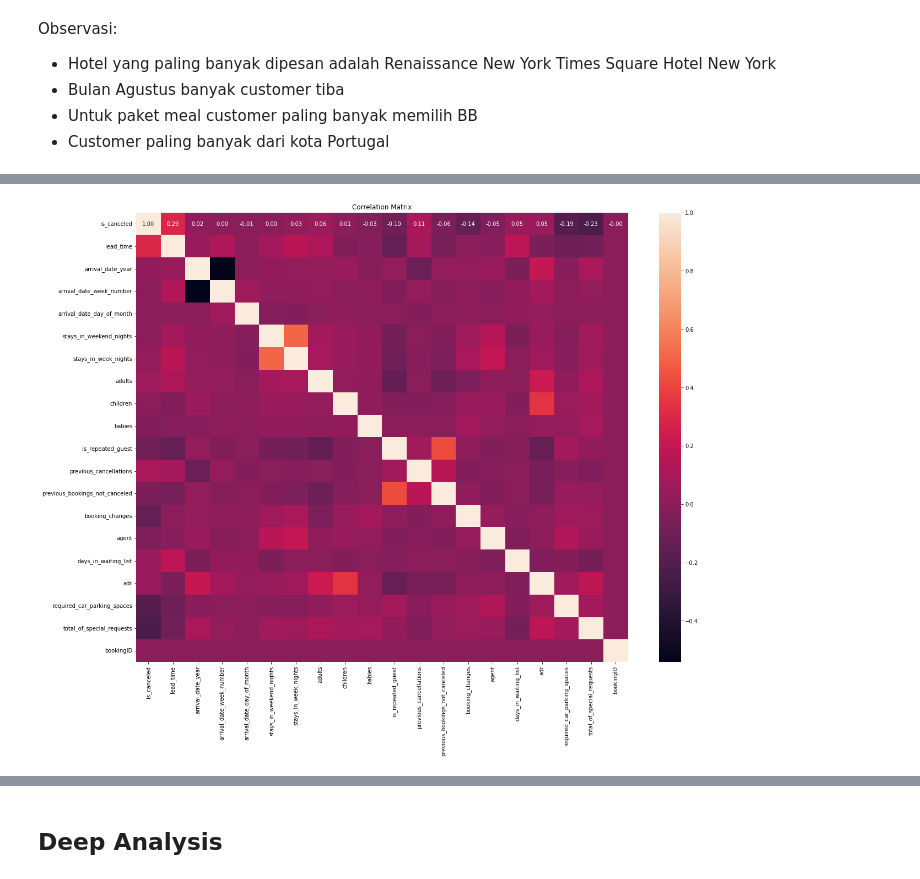
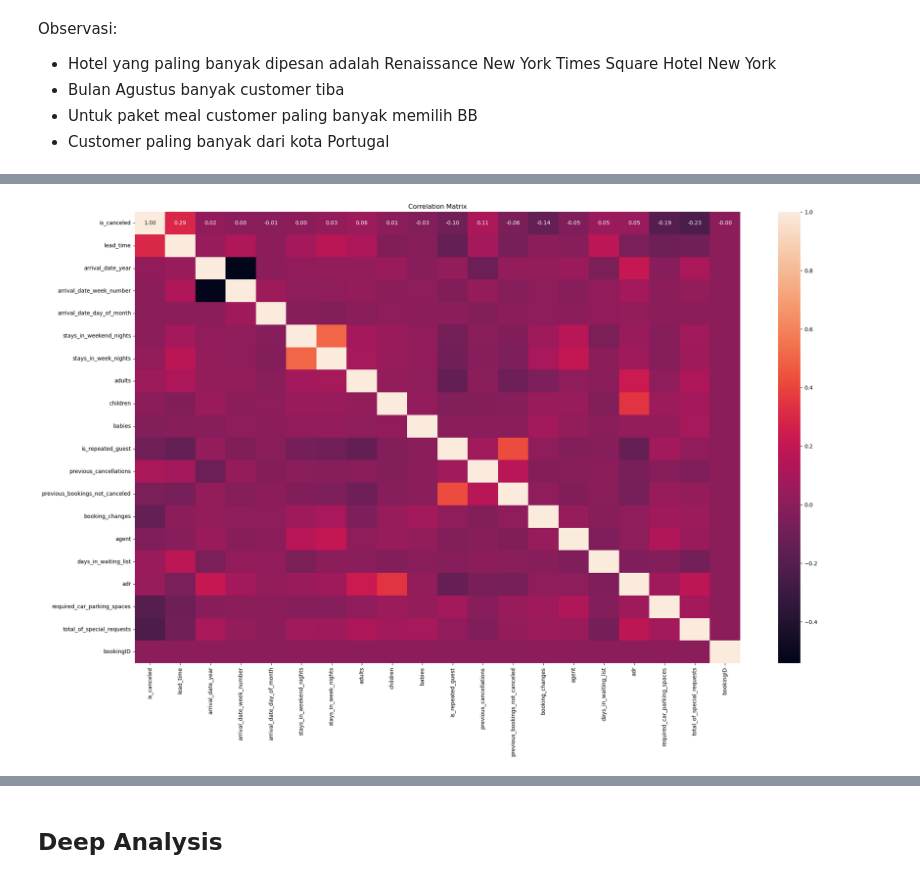
Before and after one commit to tiyasanin1/hotel-booking-analysis, a Jupyter notebook: notebooks/code.ipynb, the cells around one changed output, grey strips where cells are left out. Drawn from its saved outputs; the diff is of its cells as text; code cells hidden in the pictures.

```diff
--- a/notebooks/code.ipynb
+++ b/notebooks/code.ipynb
@@ -129,6 +128,7 @@ Total outlier di seluruh data frame: 67599
 # Exploratory Data Analysis
 # %%
 #info data numericals
+numericals=df.select_dtypes(include=['number']).columns
 df[numericals].describe()
 # %% [output]
 |  | is_canceled | lead_time | arrival_date_year | arrival_date_week_number | arrival_date_day_of_month | ... |
@@ -167,9 +187,9 @@ Observasi:
 # %%
 #correlation heatmap
-plt.figure(figsize=(20,15))
+plt.figure(figsize=(25,15))
 correlation=df[numericals].corr()
-sns.heatmap(correlation, annot=True,fmt='.2f')
+sns.heatmap(correlation, annot=True, fmt='.2f')
 plt.title('Correlation Matrix')
 plt.show()
 # %% [output]
-[figure, old version]
+[figure, new version]
```
Also changed, not shown: parts of 16 cells of this notebook, 1 other file.
